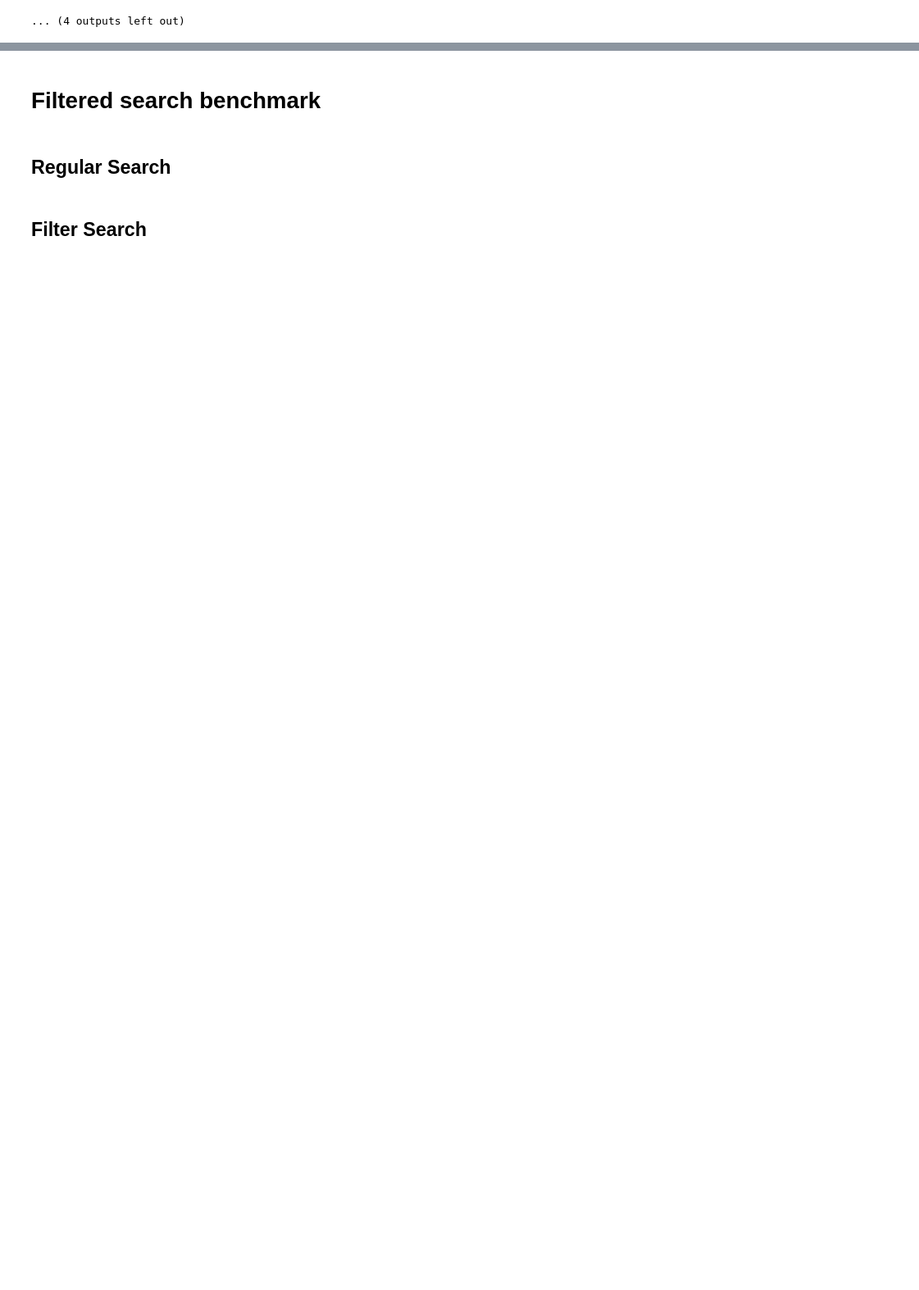
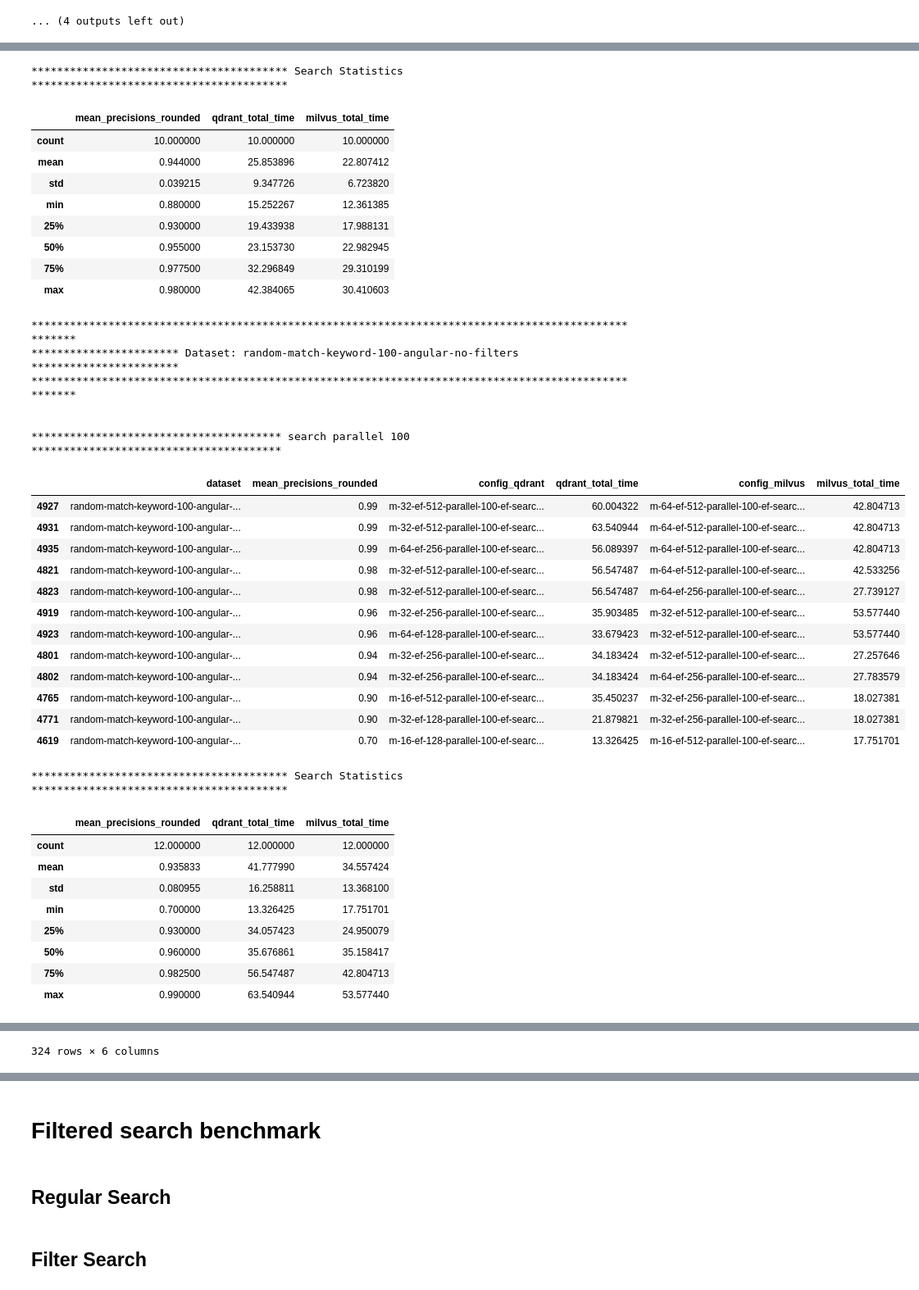
Before and after one commit to ntua-el20069/ADIS-vector-db-benchmark, a Jupyter notebook: results/analysis.ipynb, the cells around one changed output, grey strips where cells are left out. Shown at 82% size. Cells and saved outputs as stored; diff of their text form; code cells hidden in the pictures; blank space fills up the shorter version.

Commit message:
observations and join of qdrant, milvus dfs

```diff
--- a/results/analysis.ipynb
+++ b/results/analysis.ipynb
@@ -135,0 +205,17 @@ memory usage: 60.8+ KB
+# %%
+merged_df = pd.merge(
+    qdrant_search_df,                  # Left DataFrame
+    milvus_search_df,                  # Right DataFrame
+    left_on=['mean_precisions_rounded', 'dataset'],  # Keys in left DataFrame
+    right_on=['mean_precisions_rounded', 'dataset'], # Keys in right DataFrame
+    how='inner',                       # Type of join
+    suffixes=('_qdrant', '_milvus')    # Custom suffixes for overlapping columns
+)
+
+# Sorting by 'dataset_name' (ascending) and 'metric_milvus' (descending)
+merged_df = merged_df.sort_values(
+    by=['dataset', 'mean_precisions_rounded'],
+    ascending=[True, False]  # Ascending for dataset_name, Descending for metric_milvus
+)
+
+merged_df.info()
@@ -452,0 +584,22 @@ show_results(tested_datasets, upload_info = False, search_info = True)
+# %%
+def show_results_of_similar_precision(selected_datasets: list = None, selected_parallel: int = 100, upload_info: bool = False, search_info: bool = True) -> None:
+    selected_m = [16, 32, 64]                    # m: possible values [16, 32, 64]
+    selected_ef_construct = [128, 256, 512]      # ef_construct: possible values [128, 256, 512]
+    selected_ef_search = [64, 128, 256, 512]     # ef_search: possible values [64, 128, 256, 512] - 64 only for Qdrant
+
+    for dataset in selected_datasets:
+        print_h1(dataset)
+        # merged_df is a join of a dataframes for Qdrant and Milvus data based on (Qdrant and Milvus have equal rounded mean_precisions)
+        filtered_df = merged_df[
+            (merged_df['dataset'] == dataset) &
+            (merged_df['parallel_search_qdrant'] == selected_parallel) &
+            (merged_df['parallel_search_milvus'] == selected_parallel)
+        ]
+        selected_columns = filtered_df[['dataset', 'mean_precisions_rounded', 'config_qdrant', 'qdrant_total_time', 'config_milvus', 'milvus_total_time']]
+        print_h2(f"search parallel {selected_parallel}")
+        display(selected_columns)
+        print_h2("Search Statistics")
+        display(selected_columns.describe())
+# %%
+show_results_of_similar_precision(tested_datasets, selected_parallel = 100)
+# %% [output]
@@ -452,0 +623,39 @@ show_results(tested_datasets, upload_info = False, search_info = True)
+**************************************** Search Statistics ****************************************
+|  | mean_precisions_rounded | qdrant_total_time | milvus_total_time |
+| count | 10.000000 | 10.000000 | 10.000000 |
+| mean | 0.944000 | 25.853896 | 22.807412 |
+| std | 0.039215 | 9.347726 | 6.723820 |
+| min | 0.880000 | 15.252267 | 12.361385 |
+| 25% | 0.930000 | 19.433938 | 17.988131 |
+| 50% | 0.955000 | 23.153730 | 22.982945 |
+| 75% | 0.977500 | 32.296849 | 29.310199 |
+| max | 0.980000 | 42.384065 | 30.410603 |
+****************************************************************************************************
+*********************** Dataset: random-match-keyword-100-angular-no-filters ***********************
+****************************************************************************************************
+
+
+*************************************** search parallel 100 ***************************************
+|  | dataset | mean_precisions_rounded | config_qdrant | qdrant_total_time | config_milvus | milvus_total_time |
+| 4927 | random-match-keyword-100-angular-... | 0.99 | m-32-ef-512-parallel-100-ef-searc... | 60.004322 | m-64-ef-512-parallel-100-ef-searc... | 42.804713 |
+| 4931 | random-match-keyword-100-angular-... | 0.99 | m-32-ef-512-parallel-100-ef-searc... | 63.540944 | m-64-ef-512-parallel-100-ef-searc... | 42.804713 |
+| 4935 | random-match-keyword-100-angular-... | 0.99 | m-64-ef-256-parallel-100-ef-searc... | 56.089397 | m-64-ef-512-parallel-100-ef-searc... | 42.804713 |
+| 4821 | random-match-keyword-100-angular-... | 0.98 | m-32-ef-512-parallel-100-ef-searc... | 56.547487 | m-64-ef-512-parallel-100-ef-searc... | 42.533256 |
+| 4823 | random-match-keyword-100-angular-... | 0.98 | m-32-ef-512-parallel-100-ef-searc... | 56.547487 | m-64-ef-256-parallel-100-ef-searc... | 27.739127 |
+| 4919 | random-match-keyword-100-angular-... | 0.96 | m-32-ef-256-parallel-100-ef-searc... | 35.903485 | m-32-ef-512-parallel-100-ef-searc... | 53.577440 |
+| 4923 | random-match-keyword-100-angular-... | 0.96 | m-64-ef-128-parallel-100-ef-searc... | 33.679423 | m-32-ef-512-parallel-100-ef-searc... | 53.577440 |
+| 4801 | random-match-keyword-100-angular-... | 0.94 | m-32-ef-256-parallel-100-ef-searc... | 34.183424 | m-32-ef-512-parallel-100-ef-searc... | 27.257646 |
+| 4802 | random-match-keyword-100-angular-... | 0.94 | m-32-ef-256-parallel-100-ef-searc... | 34.183424 | m-64-ef-256-parallel-100-ef-searc... | 27.783579 |
+| 4765 | random-match-keyword-100-angular-... | 0.90 | m-16-ef-512-parallel-100-ef-searc... | 35.450237 | m-32-ef-256-parallel-100-ef-searc... | 18.027381 |
+| 4771 | random-match-keyword-100-angular-... | 0.90 | m-32-ef-128-parallel-100-ef-searc... | 21.879821 | m-32-ef-256-parallel-100-ef-searc... | 18.027381 |
+| 4619 | random-match-keyword-100-angular-... | 0.70 | m-16-ef-128-parallel-100-ef-searc... | 13.326425 | m-16-ef-512-parallel-100-ef-searc... | 17.751701 |
+**************************************** Search Statistics ****************************************
+|  | mean_precisions_rounded | qdrant_total_time | milvus_total_time |
+| count | 12.000000 | 12.000000 | 12.000000 |
+| mean | 0.935833 | 41.777990 | 34.557424 |
+| std | 0.080955 | 16.258811 | 13.368100 |
+| min | 0.700000 | 13.326425 | 17.751701 |
+| 25% | 0.930000 | 34.057423 | 24.950079 |
+| 50% | 0.960000 | 35.676861 | 35.158417 |
+| 75% | 0.982500 | 56.547487 | 42.804713 |
+| max | 0.990000 | 63.540944 | 53.577440 |
@@ -452,0 +680 @@ show_results(tested_datasets, upload_info = False, search_info = True)
+324 rows × 6 columns
```
Also changed, not shown: parts of 13 cells of this notebook.
